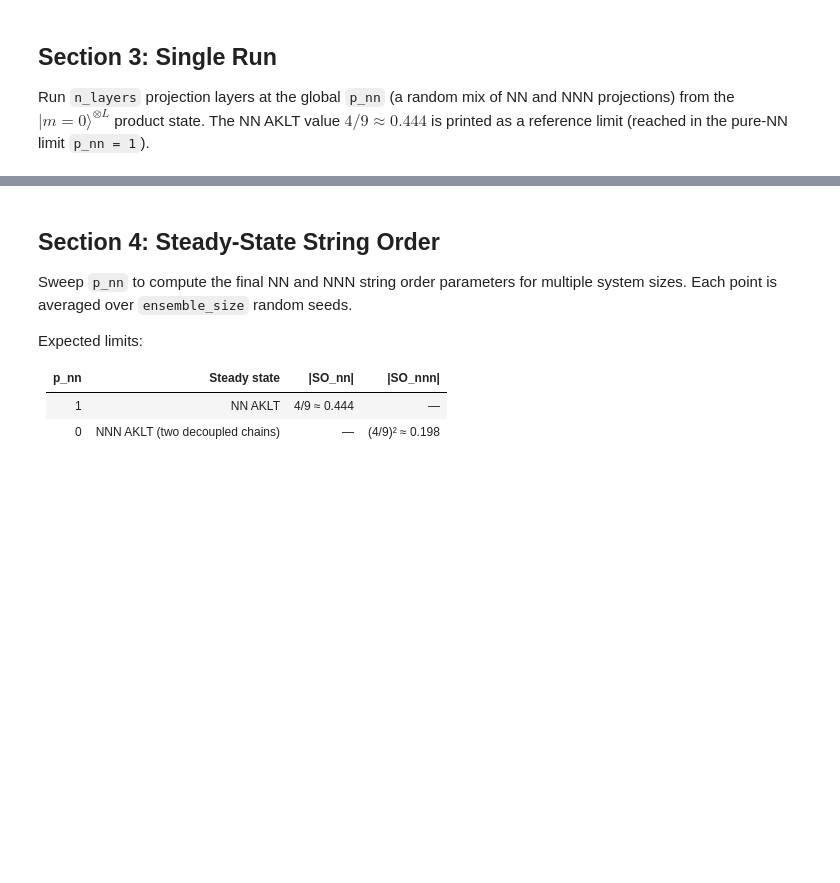
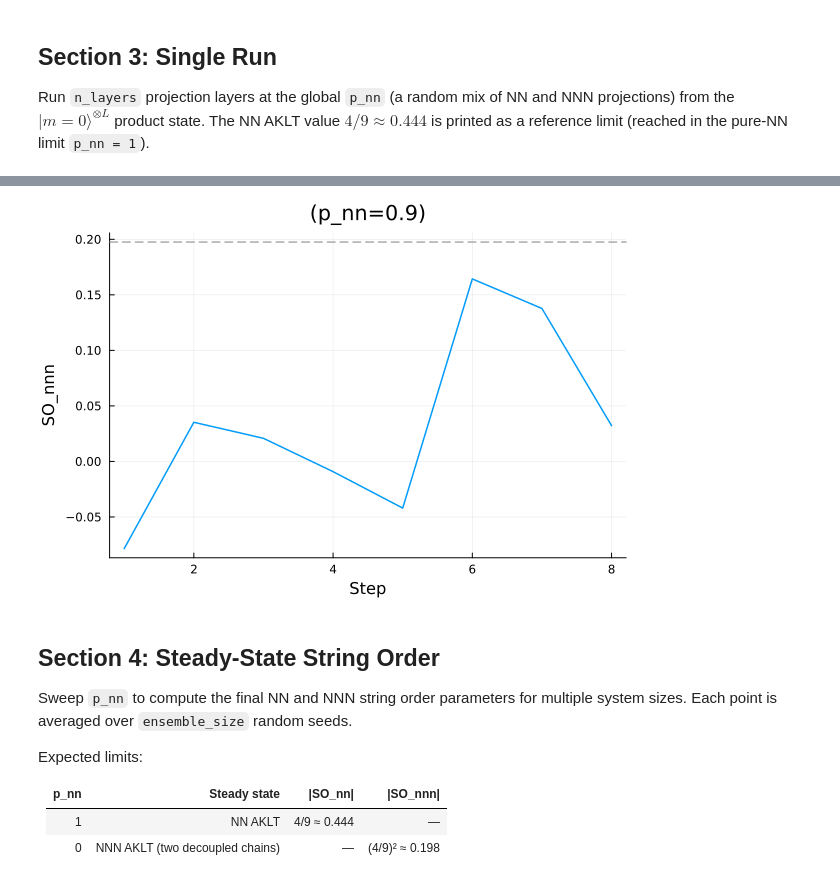
Before and after one commit to hainingpan/QuantumCircuitsMPS.jl, a Jupyter notebook: examples/AKLT_forcedmeas.ipynb, the cells around one changed output, grey strips where cells are left out. Saved outputs shown, nothing was run; the diff lists cells and outputs as text; code cells hidden in the pictures; blank space fills up the shorter version.

```diff
--- a/examples/AKLT_forcedmeas.ipynb
+++ b/examples/AKLT_forcedmeas.ipynb
@@ -109,3 +124,9 @@ simulate!(circuit, state; n_steps=n_layers, record_when=:final_only)
+# %%
+p_fig = plot(state.observables[:SO_nnn], xlabel="Step", ylabel="SO_nnn",   title="(p_nn=$p_nn)",
+     legend=false, lw=1.5)
+hline!(p_fig, [16/81], ls=:dash, color=:gray, label="(4/9)^2")
+# %% [output]
+[figure, added]
 # %% [markdown]
 ## Section 4: Steady-State String Order
 
```
Also changed, not shown: parts of 5 cells of this notebook, 5 other files.
